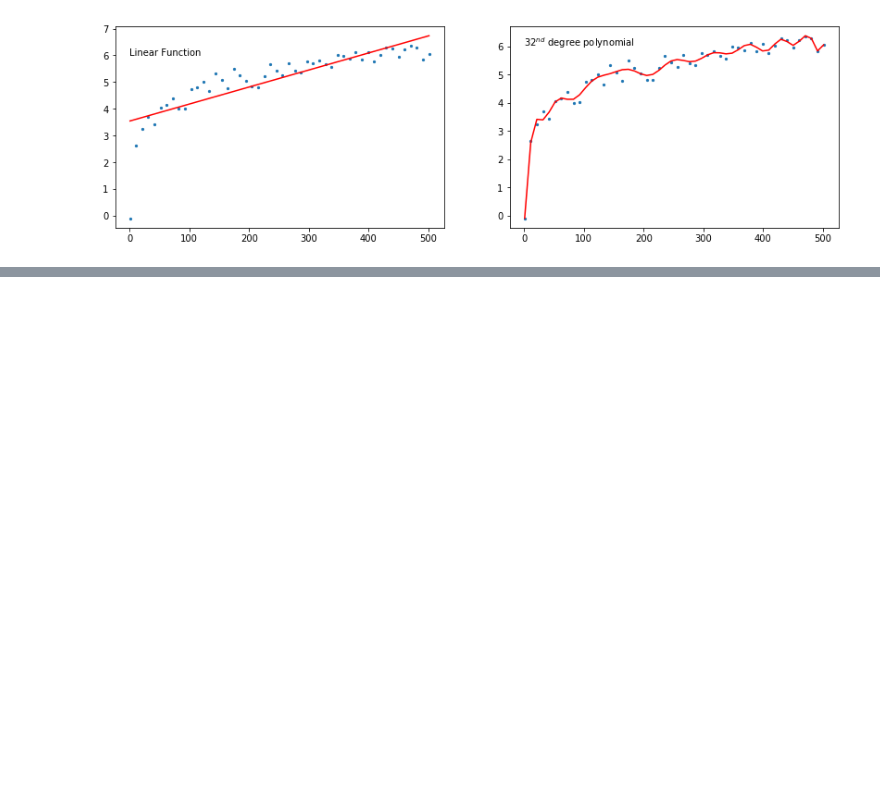
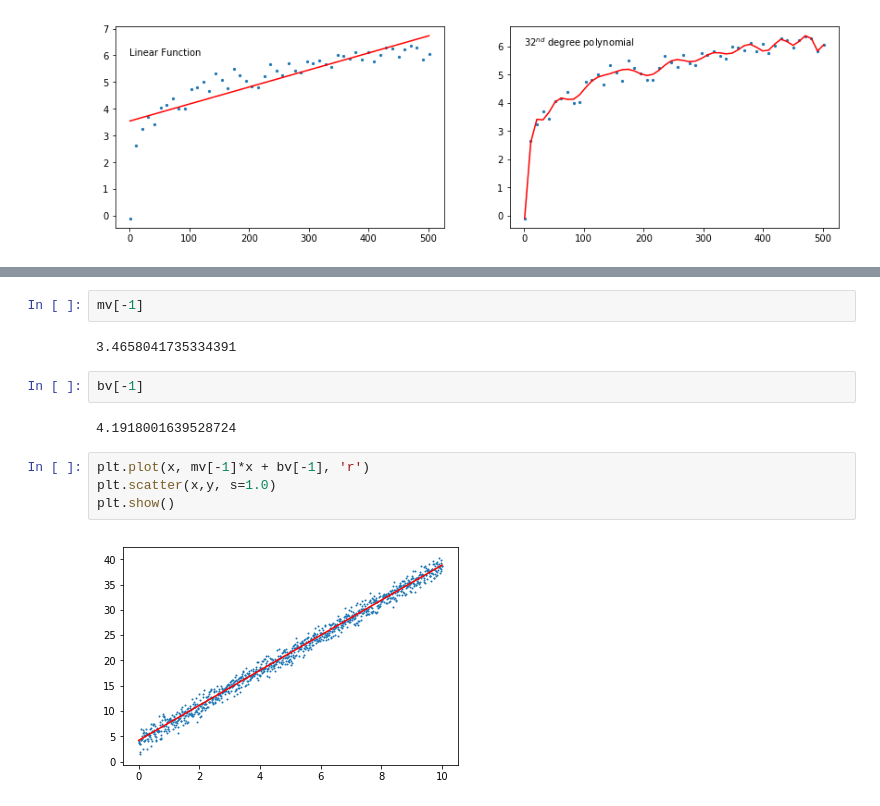
Before and after one commit to themantalope/RSNA_ML_slides, a Jupyter notebook: slides.ipynb, the cells around one changed output, grey strips where cells are left out. Saved outputs shown, nothing was run; the diff lists cells and outputs as text; blank space fills up the shorter version.

```diff
--- a/slides.ipynb
+++ b/slides.ipynb
@@ -77,0 +218,14 @@ plt.show()
+# %%
+mv[-1]
+# %% [output]
+3.4658041735334391
+# %%
+bv[-1]
+# %% [output]
+4.1918001639528724
+# %%
+plt.plot(x, mv[-1]*x + bv[-1], 'r')
+plt.scatter(x,y, s=1.0)
+plt.show()
+# %% [output]
+[figure, added]
```
Also changed, not shown: parts of 10 cells of this notebook, 3 other files.
